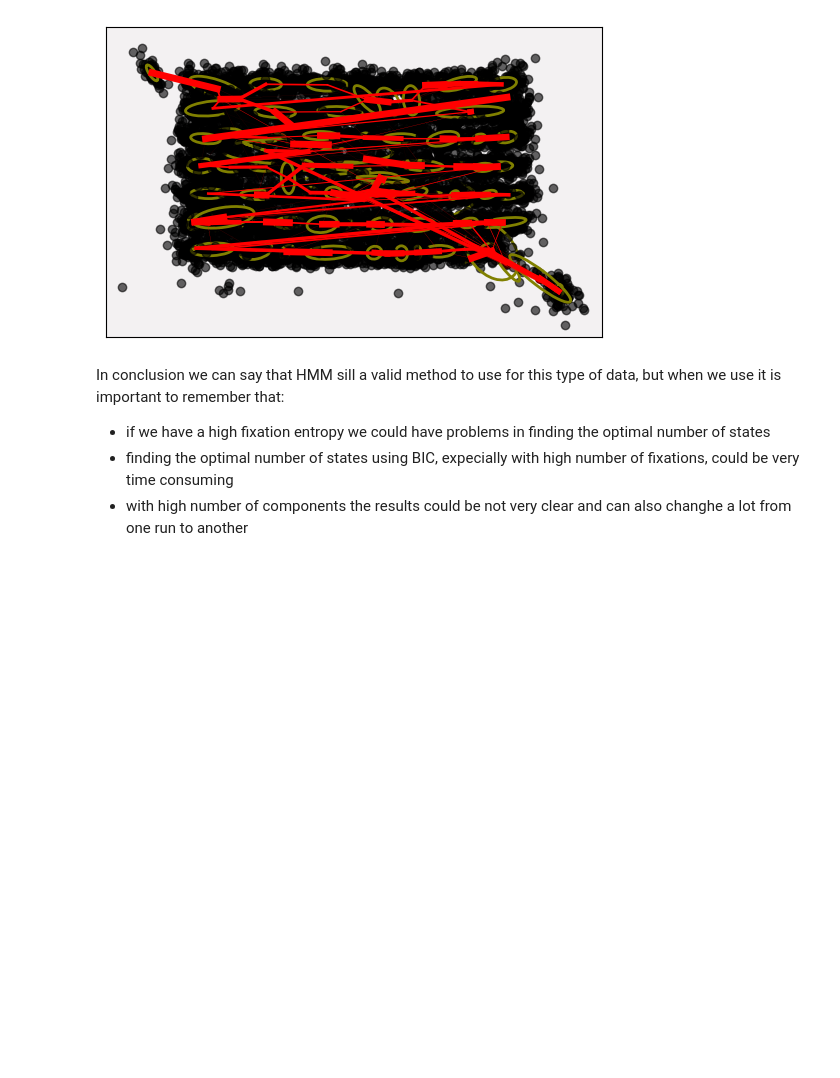
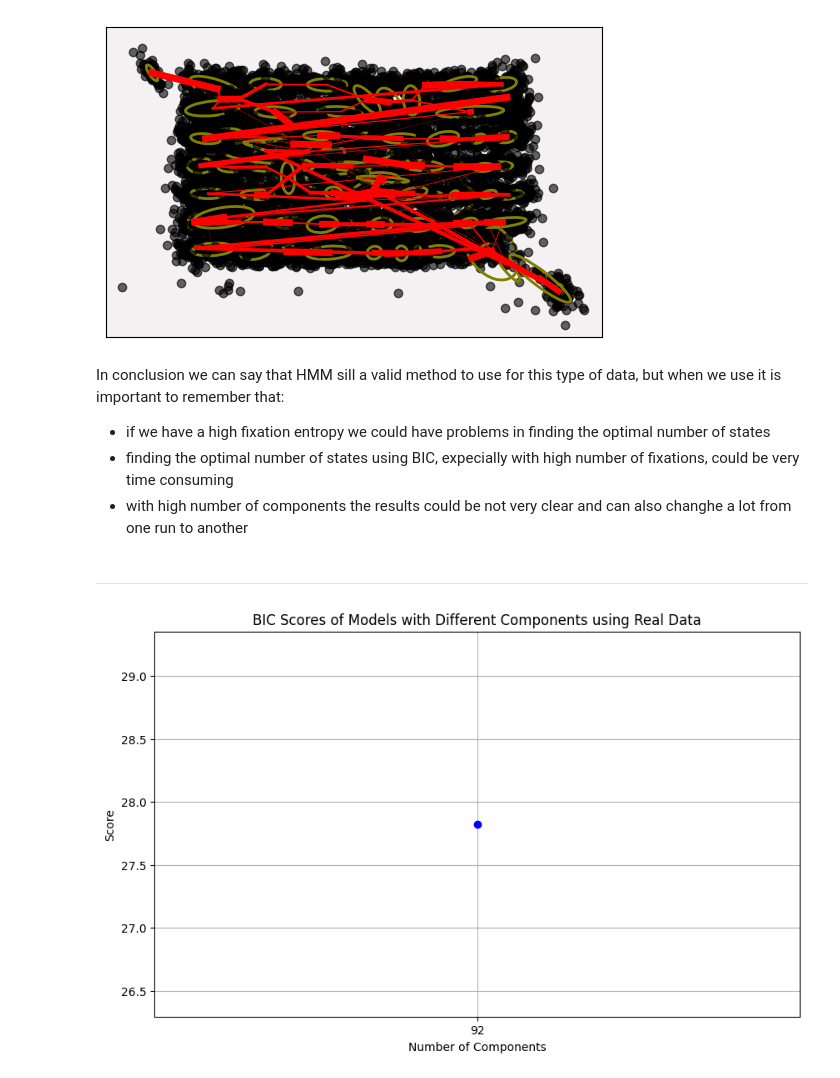
Before and after one commit to nicofilippucci/PyEyeSim, a Jupyter notebook: Notebooks/ReprotHMM.ipynb, the cells around one changed output. Saved outputs shown, nothing was run; the diff lists cells and outputs as text; code cells hidden in the pictures; blank space fills up the shorter version.

```diff
--- a/Notebooks/ReprotHMM.ipynb
+++ b/Notebooks/ReprotHMM.ipynb
@@ -327,3 +335,10 @@ In conclusion we can say that HMM sill a valid method to use for this type of da
  - if we have a high fixation entropy we could have problems in finding the optimal number of states
  - finding the optimal number of states using BIC, expecially with high number of fixations, could be very time consuming
  - with high number of components the results could be not very clear and can also changhe a lot from one run to another
+# %% [markdown]
+---
+# %%
+# 90 words + 2 (starting and ending) 'spherical' covariance
+results = DyslexiaDat.models_pipeline(DyslexiaDat.stimuli[0], [92], n_iter=100, starting_tests=1, only_starting=True, only_bic=True, covariance_type='spherical')
+# %% [output]
+[figure, added]
```
Also changed, not shown: parts of 3 cells of this notebook, 10 other files.
